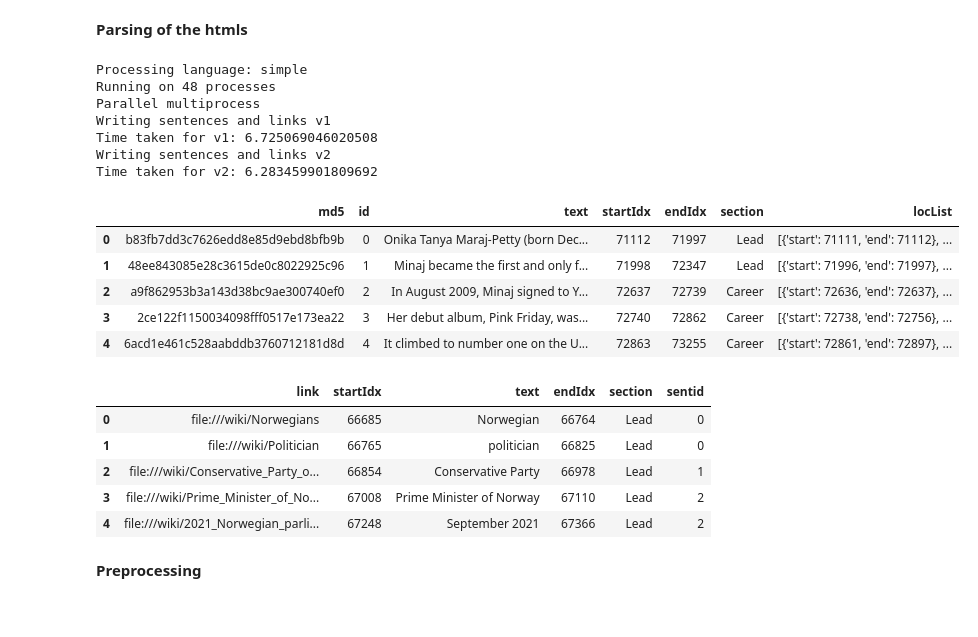
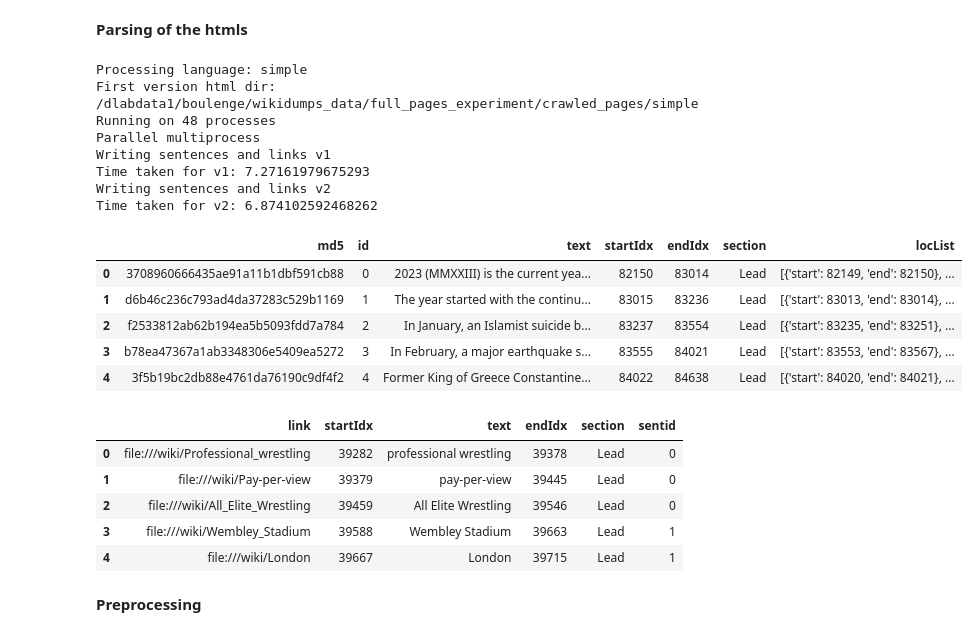
Before and after one commit to au-clan/wikinsert, a Jupyter notebook: demo_nb_full_pages_with_crawling.ipynb, the cells around one changed output. Drawn from its saved outputs; the diff is of its cells as text; code cells hidden in the pictures.

Commit message:
demo_nb with crawling

```diff
--- a/demo_nb_full_pages_with_crawling.ipynb
+++ b/demo_nb_full_pages_with_crawling.ipynb
@@ -11,13 +14,18 @@ import pandas as pd
 **Setting parameters**
 # %%
 simple_render_raw_data_dir = "/dlabdata1/tsoares/wikidumps/"
-processed_data_dir = "/dlabdata1/boulenge/wikidumps_data/full_pages_experiement"
+processed_data_dir = "/dlabdata1/boulenge/wikidumps_data/full_pages_experiment_all_langs"
 processes = 48
 max_samples_per_lang = 100
-langs = ["simple"]  # Example languages
+langs =  sorted(set([filename.split("wiki")[0] for filename in os.listdir(simple_render_raw_data_dir) if "wiki" in filename]))
 side_context_sizes = [5]  # Example context sizes
 second_month = "20231001"
 third_month = "20231101"
+
+langs_to_remove = ["war", "ky", "nds-nl"]
+
+for lang in langs_to_remove:
+    langs.remove(lang)
 # %% [markdown]
 **Defining data paths**
 # %%
@@ -79,7 +94,7 @@ for lang in langs:
         "--revisions_path", f"{rev_files_dir}/revisions_{lang}.parquet",
         "--output_dir", f"{crawling_output_dir}/{lang}",
         "--n_processes", str(processes),
-        "--crawl_second_versions", "False",
-        "future_colored_html_path", os.path.join(processed_data_dir, "colored_pages", lang)
+        "--lang", lang,
+        #"--crawl_second_versions", "False" (false by default)
     ])
 # %% [output]
@@ -92,46 +143,51 @@ Parallel multiprocess
 # %%
 for lang in langs:
     print(f"Processing language: {lang}")
     second_month_path = f"{simple_render_raw_data_dir}/{lang}wiki-NS0-{second_month}"
+    first_version_specific_html_dir = f"{crawling_output_dir}/{lang}"
     save_path = f"{rev_files_dir}/revisions_{lang}.parquet"
-    output_dir = f"{parsed_htmls_dir}/{lang}"
+    output_dir = f"{parsed_htmls_dir}/{lang}_v2"
+    first_version_specific_output_dir = f"{parsed_htmls_dir}/{lang}_v1"
 
     subprocess.run([
         "python", "parsing.py",
         "--revisions_path", save_path,
-        "--non_render_html_dir", f"{second_month_path}/eval/pages",
+        "--html_dir", f"{second_month_path}/eval/pages",
+        "--first_versions_specific_html_dir", first_version_specific_html_dir,
         "--output_dir", output_dir,
+        "--first_versions_specific_output_dir", first_version_specific_output_dir,
         "--n_processes", str(processes)
     ])
 
-    parsed_htmls_paths = os.listdir(output_dir)
+    parsed_htmls_paths = os.listdir(first_version_specific_output_dir)
     sentences_path = list(filter(lambda x: x.endswith("sentences.jsonl"), parsed_htmls_paths))[0]
     links_path = list(filter(lambda x: x.endswith("links.jsonl"), parsed_htmls_paths))[0]
-    sentences_df = pd.read_json(f"{output_dir}/{sentences_path}")
-    links_df = pd.read_json(f"{output_dir}/{links_path}")
+    sentences_df = pd.read_json(f"{first_version_specific_output_dir}/{sentences_path}")
+    links_df = pd.read_json(f"{first_version_specific_output_dir}/{links_path}")
 
     display(sentences_df.head(5))
     display(links_df.head(5))
 # %% [output]
 Processing language: simple
+First version html dir: /dlabdata1/boulenge/wikidumps_data/full_pages_experiment/crawled_pages/simple
 Running on 48 processes
 Parallel multiprocess
 Writing sentences and links v1
-Time taken for v1: 6.725069046020508
+Time taken for v1: 7.27161979675293
 Writing sentences and links v2
-Time taken for v2: 6.283459901809692
+Time taken for v2: 6.874102592468262
 |  | md5 | id | text | startIdx | endIdx | section | locList |
-| 0 | b83fb7dd3c7626edd8e85d9ebd8bfb9b | 0 | Onika Tanya Maraj-Petty (born Dec... | 71112 | 71997 | Lead | [{'start': 71111, 'end': 71112}, ... |
-| 1 | 48ee843085e28c3615de0c8022925c96 | 1 | Minaj became the first and only f... | 71998 | 72347 | Lead | [{'start': 71996, 'end': 71997}, ... |
-| 2 | a9f862953b3a143d38bc9ae300740ef0 | 2 | In August 2009, Minaj signed to Y... | 72637 | 72739 | Career | [{'start': 72636, 'end': 72637}, ... |
-| 3 | 2ce122f1150034098fff0517e173ea22 | 3 | Her debut album, Pink Friday, was... | 72740 | 72862 | Career | [{'start': 72738, 'end': 72756}, ... |
-| 4 | 6acd1e461c528aabddb3760712181d8d | 4 | It climbed to number one on the U... | 72863 | 73255 | Career | [{'start': 72861, 'end': 72897}, ... |
+| 0 | 3708960666435ae91a11b1dbf591cb88 | 0 | 2023 (MMXXIII) is the current yea... | 82150 | 83014 | Lead | [{'start': 82149, 'end': 82150}, ... |
+| 1 | d6b46c236c793ad4da37283c529b1169 | 1 | The year started with the continu... | 83015 | 83236 | Lead | [{'start': 83013, 'end': 83014}, ... |
+| 2 | f2533812ab62b194ea5b5093fdd7a784 | 2 | In January, an Islamist suicide b... | 83237 | 83554 | Lead | [{'start': 83235, 'end': 83251}, ... |
+| 3 | b78ea47367a1ab3348306e5409ea5272 | 3 | In February, a major earthquake s... | 83555 | 84021 | Lead | [{'start': 83553, 'end': 83567}, ... |
+| 4 | 3f5b19bc2db88e4761da76190c9df4f2 | 4 | Former King of Greece Constantine... | 84022 | 84638 | Lead | [{'start': 84020, 'end': 84021}, ... |
 |  | link | startIdx | text | endIdx | section | sentid |
-| 0 | file:///wiki/Norwegians | 66685 | Norwegian | 66764 | Lead | 0 |
-| 1 | file:///wiki/Politician | 66765 | politician | 66825 | Lead | 0 |
-| 2 | file:///wiki/Conservative_Party_o... | 66854 | Conservative Party | 66978 | Lead | 1 |
-| 3 | file:///wiki/Prime_Minister_of_No... | 67008 | Prime Minister of Norway | 67110 | Lead | 2 |
-| 4 | file:///wiki/2021_Norwegian_parli... | 67248 | September 2021 | 67366 | Lead | 2 |
+| 0 | file:///wiki/Professional_wrestling | 39282 | professional wrestling | 39378 | Lead | 0 |
+| 1 | file:///wiki/Pay-per-view | 39379 | pay-per-view | 39445 | Lead | 0 |
+| 2 | file:///wiki/All_Elite_Wrestling | 39459 | All Elite Wrestling | 39546 | Lead | 0 |
+| 3 | file:///wiki/Wembley_Stadium | 39588 | Wembley Stadium | 39663 | Lead | 1 |
+| 4 | file:///wiki/London | 39667 | London | 39715 | Lead | 1 |
 # %% [markdown]
 **Preprocessing**
 # %%
```
Also changed, not shown: parts of 9 cells of this notebook, 11 other files.
